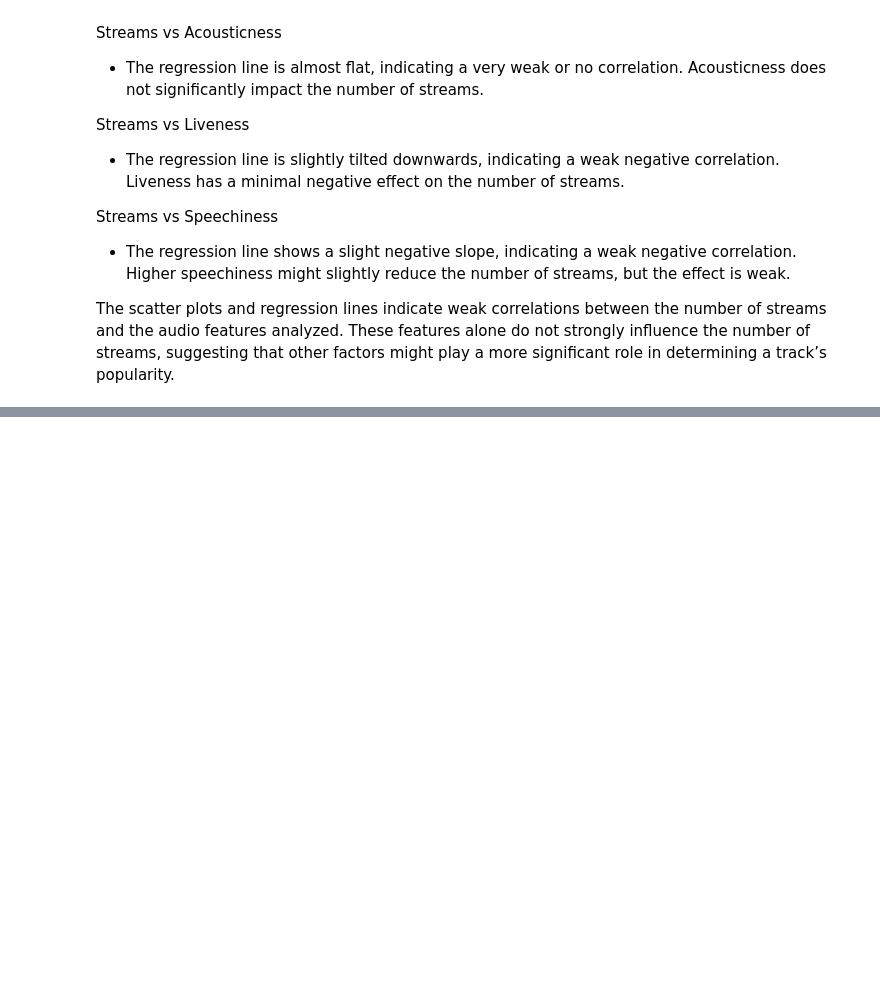
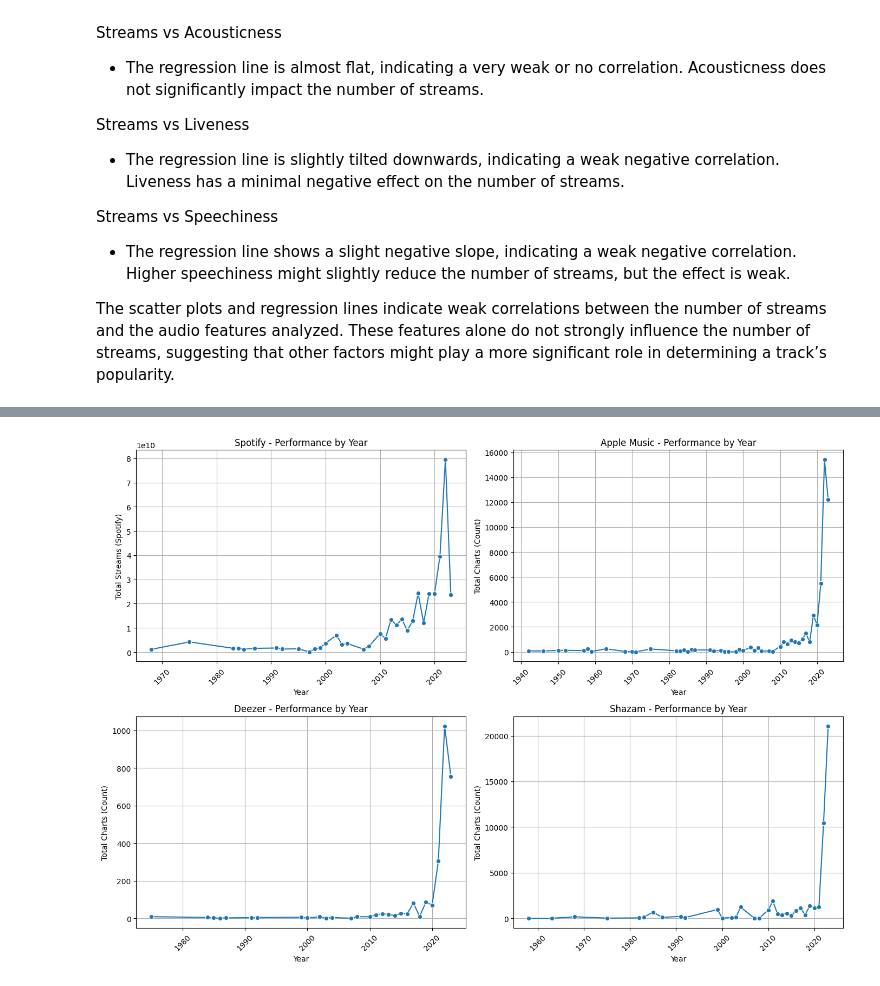
Before and after one commit to janaStani/CPA-MSSS, a Jupyter notebook: cross-platform-analysis.ipynb, the cells around one changed output, grey strips where cells are left out. Drawn from its saved outputs; the diff is of its cells as text; code cells hidden in the pictures; blank space fills up the shorter version.

```diff
--- a/cross-platform-analysis.ipynb
+++ b/cross-platform-analysis.ipynb
@@ -445,0 +547,40 @@ The scatter plots and regression lines indicate weak correlations between the nu
+# %%
+# List of platforms and their corresponding columns in the dataset
+platforms = ['Spotify', 'Apple Music', 'Deezer', 'Shazam']
+platform_columns = ['in_spotify_charts', 'in_apple_charts', 'in_deezer_charts', 'in_shazam_charts']
+
+# Creating a 2x2 grid of subplots for correlation analysis
+fig, axes = plt.subplots(nrows=2, ncols=2, figsize=(14, 10))
+axes = axes.flatten()
+
+for i, (platform, col) in enumerate(zip(platforms, platform_columns)):
+    platform_df = df[df[col] > 0].copy()
+    platform_df['release_date_string'] = platform_df['released_year'].astype(str) + '-' + \
+                                        platform_df['released_month'].astype(str) + '-' + \
+                                        platform_df['released_day'].astype(str)
+    platform_df['release_date'] = pd.to_datetime(platform_df['release_date_string'], errors='coerce')
+    platform_df['Year'] = platform_df['release_date'].dt.year
+
+    if platform == 'Spotify':
+        # Use 'streams' for Spotify
+        performance_by_year = platform_df.groupby('Year')['streams'].sum().reset_index()
+        ylabel = 'Total Streams (Spotify)'
+    else:
+        # For other platforms, use the sum of charts/playlists indicators as a proxy
+        performance_by_year = platform_df.groupby('Year')[col].sum().reset_index()
+        ylabel = f'Total {col.split("_")[-1].title()} (Count)'
+
+    # Handling inf values if present (example conversion to NaN)
+    performance_by_year.replace([np.inf, -np.inf], np.nan, inplace=True)
+
+    sns.lineplot(data=performance_by_year, x='Year', y=performance_by_year.columns[-1], ax=axes[i], marker='o')
+    axes[i].set_title(f'{platform} - Performance by Year', fontsize=12)
+    axes[i].set_xlabel('Year')
+    axes[i].set_ylabel(ylabel)
+    axes[i].tick_params(axis='x', rotation=45)
+    axes[i].grid(True)
+
+plt.tight_layout()
+plt.show()
+# %% [output]
+[figure, added]
```
Also changed, not shown: parts of 7 cells of this notebook.
